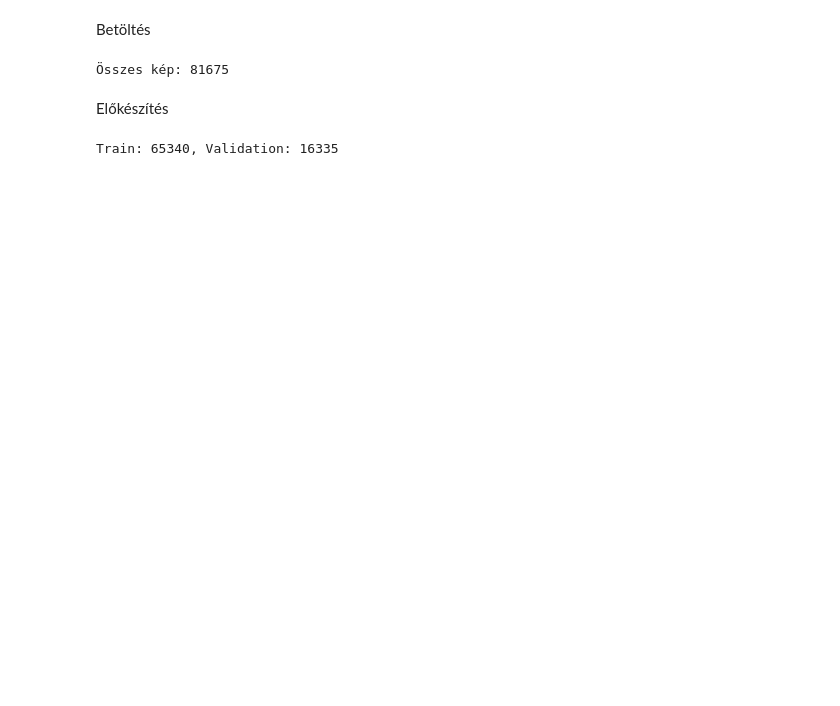
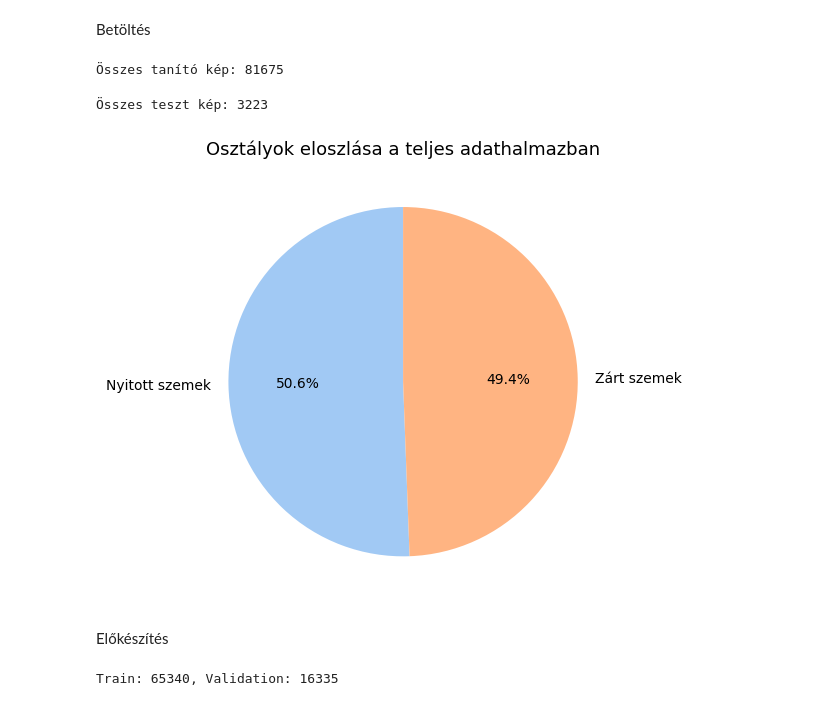
Before and after one commit to szeder1/Szakdolgozat_BSc, a Jupyter notebook: CNN/Model/cnnEyes.ipynb, the cells around one changed output. Cells and saved outputs as stored; diff of their text form; code cells hidden in the pictures; blank space fills up the shorter version.

```diff
--- a/CNN/Model/cnnEyes.ipynb
+++ b/CNN/Model/cnnEyes.ipynb
@@ -48,6 +51,24 @@ for label in subfolders:
 
 df = pd.DataFrame(files, columns=["filepath", "label"])
 
-print("Összes kép:", len(df))
+print("Összes tanító kép:", len(df))
 # %% [output]
-Összes kép: 81675
+Összes tanító kép: 81675
+# %%
+test_data_dir = Path("../test")
+test_subfolders = ["close_eyes", "open_eyes"]
+
+test_files = []
+for label in test_subfolders:
+    folder = test_data_dir / label
+    if not folder.exists():
+        print(f"Mappa nem található: {folder}")
+        continue
+    for file in folder.iterdir():
+        if file.suffix.lower() in ['.jpg', '.jpeg', '.png']:
+            test_files.append((str(file.resolve()), label))
+
+test_df = pd.DataFrame(test_files, columns=["filepath", "label"])
+print("Összes teszt kép:", len(test_df))
+# %% [output]
+Összes teszt kép: 3223
@@ -54,3 +84,15 @@ print("Összes kép:", len(df))
+# %%
+plt.figure(figsize=(6, 6))
+plt.pie(lab,
+        labels=labels,
+        autopct='%1.1f%%',
+        startangle=90,
+        colors=sns.color_palette("pastel")[0:2])
+plt.title("Osztályok eloszlása a teljes adathalmazban", fontsize=13)
+plt.tight_layout()
+plt.show()
+# %% [output]
+[figure, added]
 # %% [markdown]
 Előkészítés
 # %%
```
Also changed, not shown: parts of 14 cells of this notebook.
